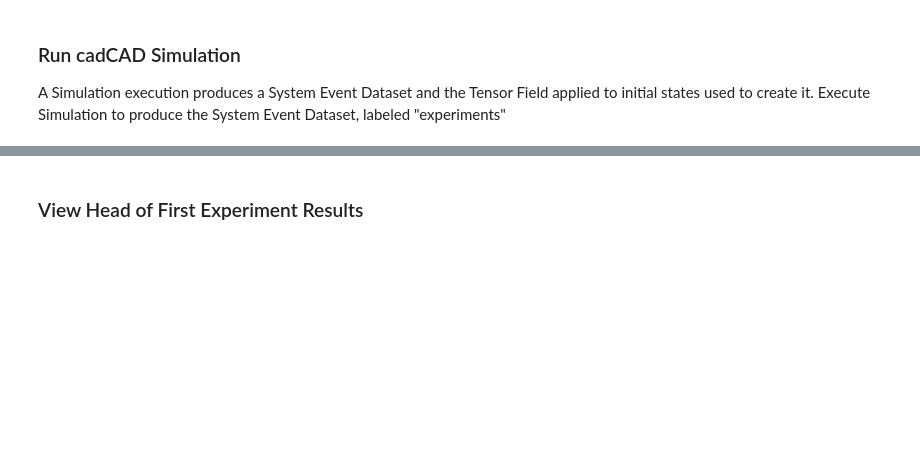
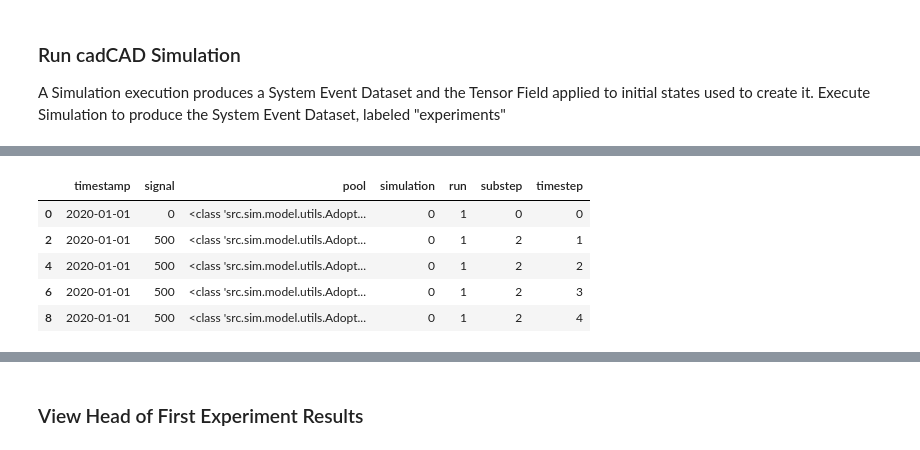
Before and after one commit to matttyb80/adoption_funnel, a Jupyter notebook: adoption_funnel_cadcad415_param.ipynb, the cells around one changed output, grey strips where cells are left out. Cells and saved outputs as stored; diff of their text form; code cells hidden in the pictures; blank space fills up the shorter version.

```diff
--- a/adoption_funnel_cadcad415_param.ipynb
+++ b/adoption_funnel_cadcad415_param.ipynb
@@ -113,0 +130,9 @@ print(session)
+# %%
+experiments['dataset'][1].head()
+# %% [output]
+|  | timestamp | signal | pool | simulation | run | substep | timestep |
+| 0 | 2020-01-01 | 0 | <class 'src.sim.model.utils.Adopt... | 0 | 1 | 0 | 0 |
+| 2 | 2020-01-01 | 500 | <class 'src.sim.model.utils.Adopt... | 0 | 1 | 2 | 1 |
+| 4 | 2020-01-01 | 500 | <class 'src.sim.model.utils.Adopt... | 0 | 1 | 2 | 2 |
+| 6 | 2020-01-01 | 500 | <class 'src.sim.model.utils.Adopt... | 0 | 1 | 2 | 3 |
+| 8 | 2020-01-01 | 500 | <class 'src.sim.model.utils.Adopt... | 0 | 1 | 2 | 4 |
```
Also changed, not shown: parts of 14 cells of this notebook, 8 other files.
